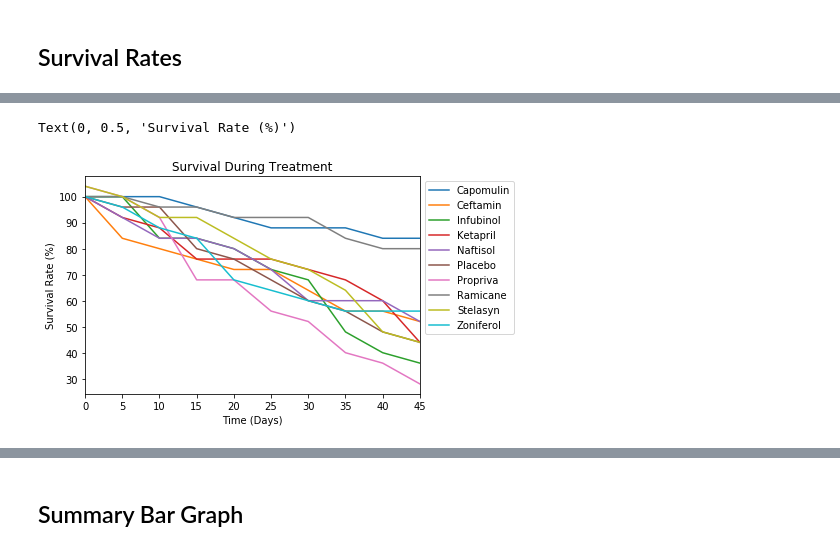
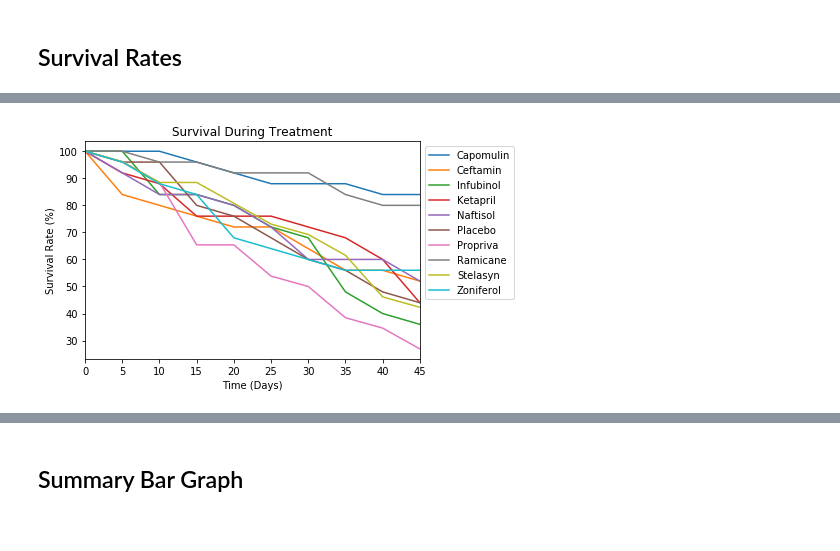
Before and after one commit to AtillaToy/matplotlib-challenge, a Jupyter notebook: Pymaceuticals/pymaceuticals_starter.ipynb, the cells around one changed output, grey strips where cells are left out. Cells and saved outputs as stored; diff of their text form; code cells hidden in the pictures.

```diff
--- a/Pymaceuticals/pymaceuticals_starter.ipynb
+++ b/Pymaceuticals/pymaceuticals_starter.ipynb
@@ -310,10 +246,10 @@ Druggroup4 = data.groupby(['Drug','Timepoint'],as_index = False)
 
 #Store into a dataframe, rename column
 SVR_df = Druggroup4["Mouse ID"].count()
-SVR_df = SVR.rename(columns={"Mouse ID": "Mouse Count"})
+SVR_df = SVR_df.rename(columns={"Mouse ID": "Mouse Count"})
 
 # Preview DataFrame
-SVR_df
+SVR_df.head()
 # %% [output]
 |  | Drug | Timepoint | Mouse Count |
 | 0 | Capomulin | 0 | 25 |
@@ -354,33 +279,33 @@ SVR_pdf
 # %%
 # Generate the Plot (Accounting for percentages)
 
 ylist = SVR_df["Drug"].unique()
 
-# Convert to percentage)
-SVRPur_df = (SVR_pdf / 25) * 100
+# Convert to percentage, no need to format percent signs.
+# Because a some trials had 26 mice, built a list off of the max values off each column to divide with
 
-#Create plot, use pivoted error table as error values
+initialmice = SVR_pdf.max(axis=0)
 
+SVRPur_df = SVR_pdf.divide(initialmice) * 100
+
+#Create plot
 
 fig3 = SVRPur_df.plot(y=ylist)
 
 #formatting
 fig3.legend(bbox_to_anchor=(1, 1), loc='upper left')
 fig3.set_title("Survival During Treatment")
 fig3.set_xlabel("Time (Days)")
 fig3.set_ylabel("Survival Rate (%)")
 
 # Save the Figure
-plt.savefig("Survival During Treatment.png")
-
-
+plt.savefig("Survival During Treatment.png", bbox_inches='tight')
 
 
 # Show the Figure
 plt.show()
 # %% [output]
-Text(0, 0.5, 'Survival Rate (%)')
-[figure, old version]
+[figure, new version]
 # %% [markdown]
 ![Metastatic Spread During Treatment](../Images/survival.png)
 # %% [markdown]
```
Also changed, not shown: parts of 18 cells of this notebook.
